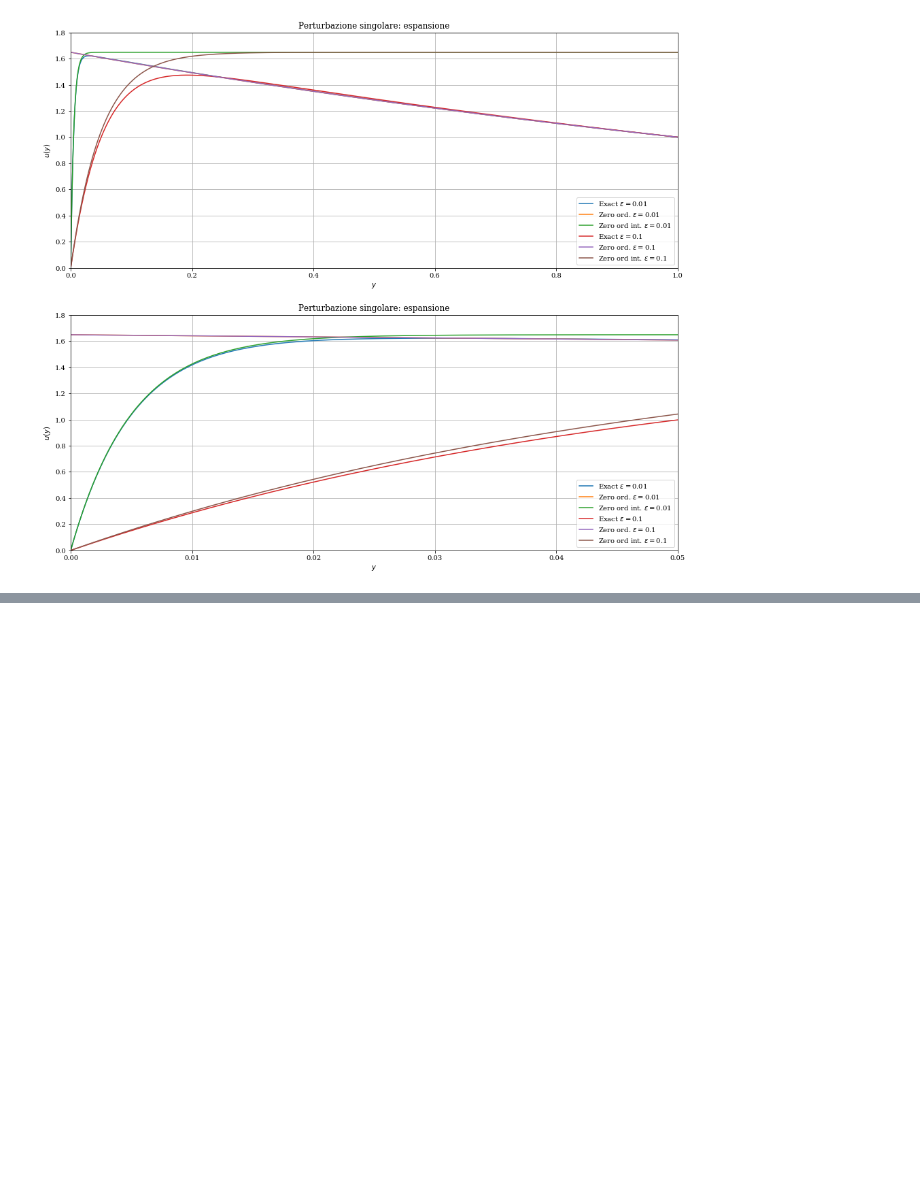
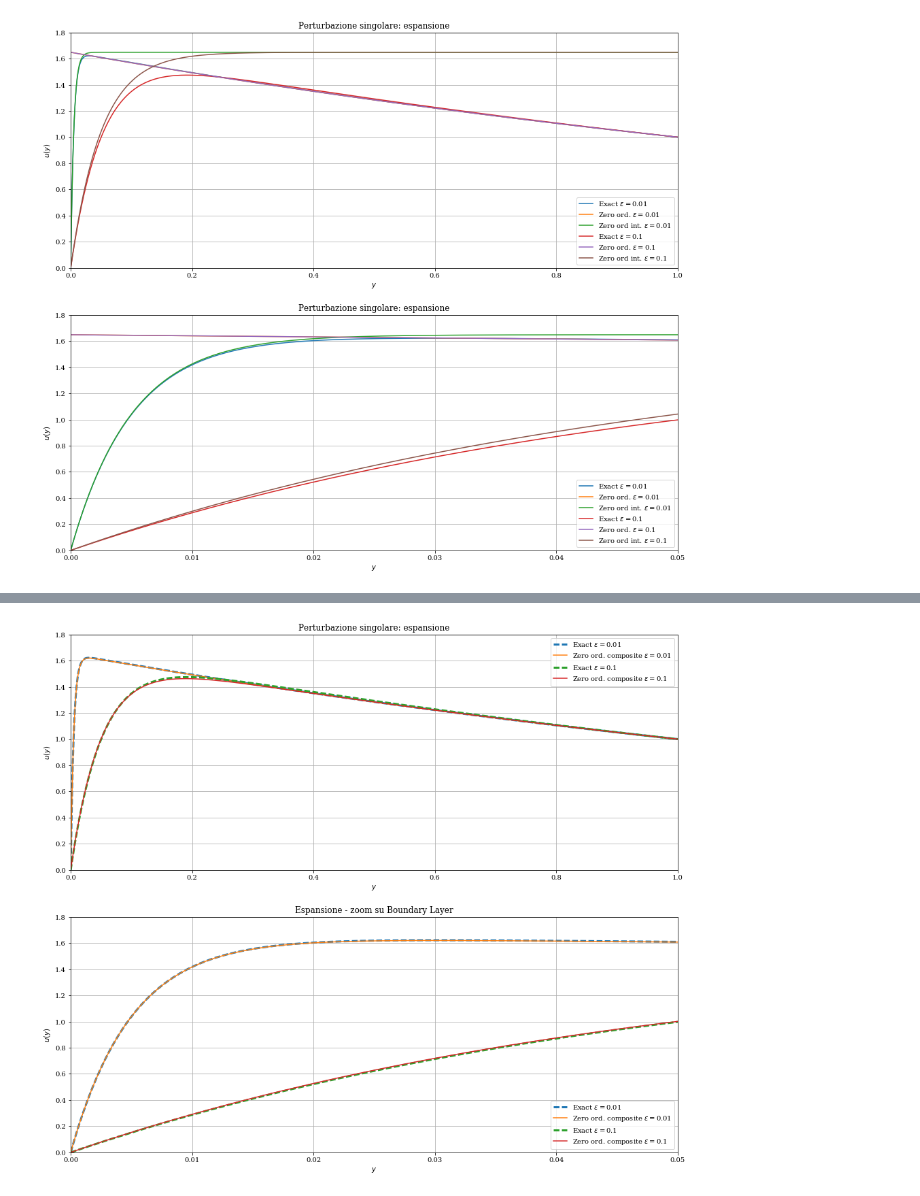
Before and after one commit to Ccaccia73/Aerodinamica, a Jupyter notebook: 01_EspansioniAsintotiche/EspansioniAsintotiche.ipynb, the cells around one changed output, grey strips where cells are left out. Saved outputs shown, nothing was run; the diff lists cells and outputs as text; code cells hidden in the pictures; blank space fills up the shorter version.

```diff
--- a/01_EspansioniAsintotiche/EspansioniAsintotiche.ipynb
+++ b/01_EspansioniAsintotiche/EspansioniAsintotiche.ipynb
@@ -580,0 +597,32 @@ plt.grid()
+# %%
+def u0_c(y,ϵ):
+    return np.exp(0.5)*(np.exp(-y/2) - np.exp(-2*y/ϵ))
+# %%
+y = np.logspace(-10,0,num=1000)
+
+
+plt.figure(figsize=(16,14))
+plt.subplot(211)
+for ϵ in ϵ_v1[2:4]:
+    plt.plot(y,u(y,ϵ),'--',lw=3,label=r'Exact $\epsilon=${0}'.format(ϵ))
+    plt.plot(y,u0_c(y,ϵ),label=r'Zero ord. composite $\epsilon=${0}'.format(ϵ))
+plt.legend()
+plt.xlim([0,1])
+plt.ylim([0,1.8])
+plt.xlabel(r'$y$')
+plt.ylabel(r'$u(y)$')
+plt.title(r'Perturbazione singolare: espansione')
+plt.grid()
+plt.subplot(212)
+for ϵ in ϵ_v1[2:4]:
+    plt.plot(y,u(y,ϵ),'--',lw=3,label=r'Exact $\epsilon=${0}'.format(ϵ))
+    plt.plot(y,u0_c(y,ϵ),label=r'Zero ord. composite $\epsilon=${0}'.format(ϵ))
+plt.legend()
+plt.xlim([0,.05])
+plt.ylim([0,1.8])
+plt.xlabel(r'$y$')
+plt.ylabel(r'$u(y)$')
+plt.title(r'Espansione - zoom su Boundary Layer')
+plt.grid()
+# %% [output]
+[figure, added]
```
Also changed, not shown: parts of 6 cells of this notebook, 1 other file.
